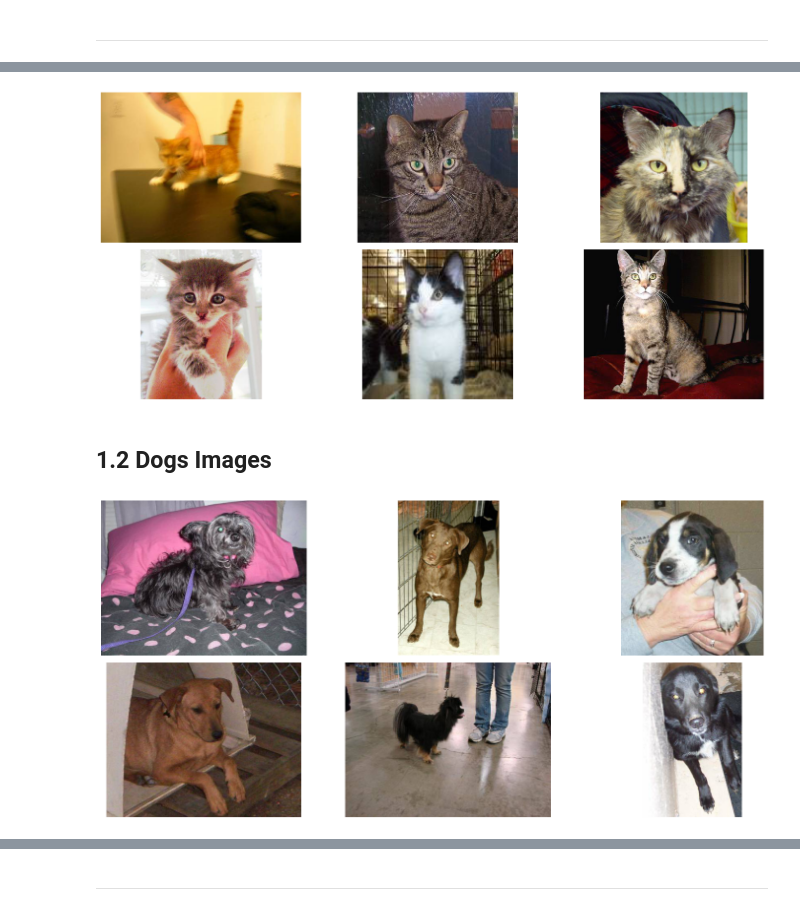
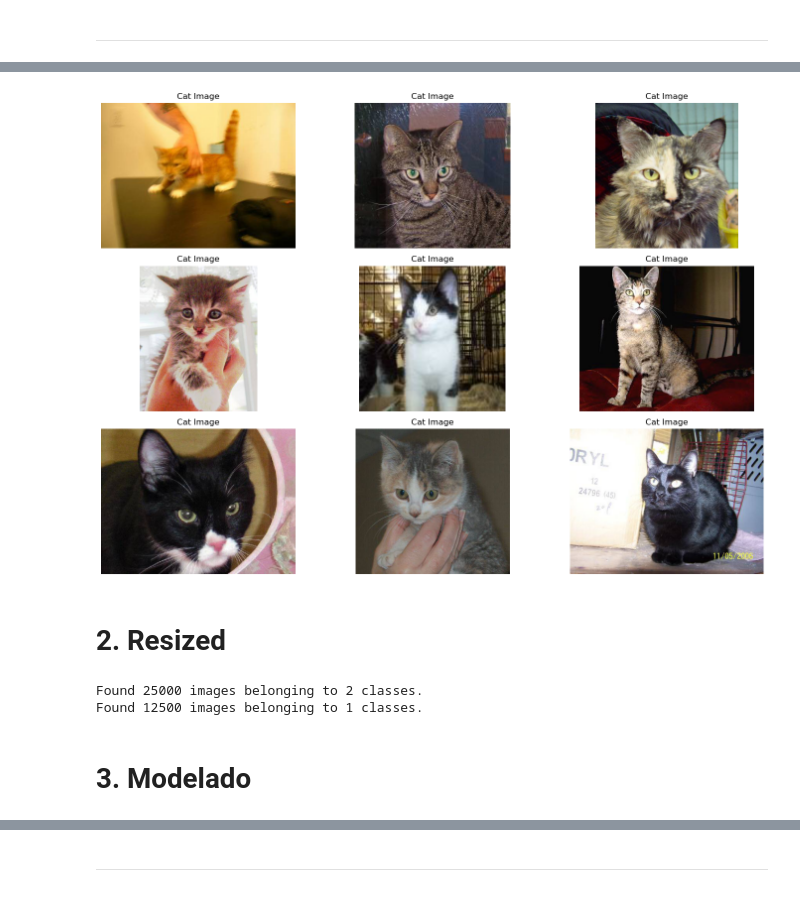
Before and after one commit to MFernandez19/deep_learning, a Jupyter notebook: src/explore.ipynb, the cells around one changed output, grey strips where cells are left out. Drawn from its saved outputs; the diff is of its cells as text; code cells hidden in the pictures.

```diff
--- a/src/explore.ipynb
+++ b/src/explore.ipynb
@@ -34,0 +36,19 @@ test_path = '../data/raw/test1'
+# %%
+train_path = '../data/raw/train'
+train_dogs = f'{train_path}/dog'
+dog_files = [file for file in os.listdir(train_dogs)]
+
+dog_images = []
+for file in dog_files[:9]:
+    img_array = image.img_to_array(image.load_img(f'{train_dogs}/{file}'))
+    img_array /= 255.0
+    dog_images.append(img_array)
+
+plt.figure(figsize=(15, 10))
+for i in range(9):
+    plt.subplot(3, 3, i + 1)
+    plt.imshow(dog_images[i])
+    plt.title('Dog Image')
+    plt.axis('off')
+plt.tight_layout()
+plt.show()
@@ -35,38 +57,48 @@ test_path = '../data/raw/test1'
 # %%
-cat_files = [f for f in os.listdir(train_path) if f.startswith('cat.')]
+train_path = '../data/raw/train'
+train_cats = f'{train_path}/cat'
+cat_files = [file for file in os.listdir(train_cats)]
 
 cat_images = []
-for file in cat_files[:6]:
-    img_array = image.img_to_array(image.load_img(f'{train_path}/{file}'))
+for file in cat_files[:9]:
+    img_array = image.img_to_array(image.load_img(f'{train_cats}/{file}'))
     img_array /= 255.0
     cat_images.append(img_array)
 
 plt.figure(figsize=(15, 10))
-for i in range(min(9, len(cat_images))):
+for i in range(9):
     plt.subplot(3, 3, i + 1)
     plt.imshow(cat_images[i])
+    plt.title('Cat Image')
     plt.axis('off')
 plt.tight_layout()
 plt.show()
 # %% [output]
-[figure, old version]
+[figure, new version]
 # %% [markdown]
-## 1.2 Dogs Images
+# 2. Resized
-# %%
-dog_files = [f for f in os.listdir(train_path) if f.startswith('dog.')]
-
-dog_images = []
-for file in dog_files[:6]:
-    img_array = image.img_to_array(image.load_img(f'{train_path}/{file}'))
-    img_array /= 255.0
-    dog_images.append(img_array)
-
-plt.figure(figsize=(15, 10))
-for i in range(min(9, len(dog_images))):
-    plt.subplot(3, 3, i + 1)
-    plt.imshow(dog_images[i])
-    plt.axis('off')
-plt.tight_layout()
-plt.show()
-# %% [output]
-[figure, removed]
+# %%
+datagen = ImageDataGenerator()
+
+train = datagen.flow_from_directory(
+    train_path,
+    target_size=(200, 200),
+    classes=['dog', 'cat'],
+    batch_size=8,
+    class_mode='sparse'
+)
+
+test_path = '../data/raw'
+
+test = datagen.flow_from_directory(
+    test_path,
+    target_size=(200, 200),
+    classes=["test1"],
+    batch_size=8,
+    class_mode='sparse'
+)
+# %% [output]
+Found 25000 images belonging to 2 classes.
+Found 12500 images belonging to 1 classes.
+# %% [markdown]
+# 3. Modelado
```
Also changed, not shown: parts of 20 cells of this notebook.
